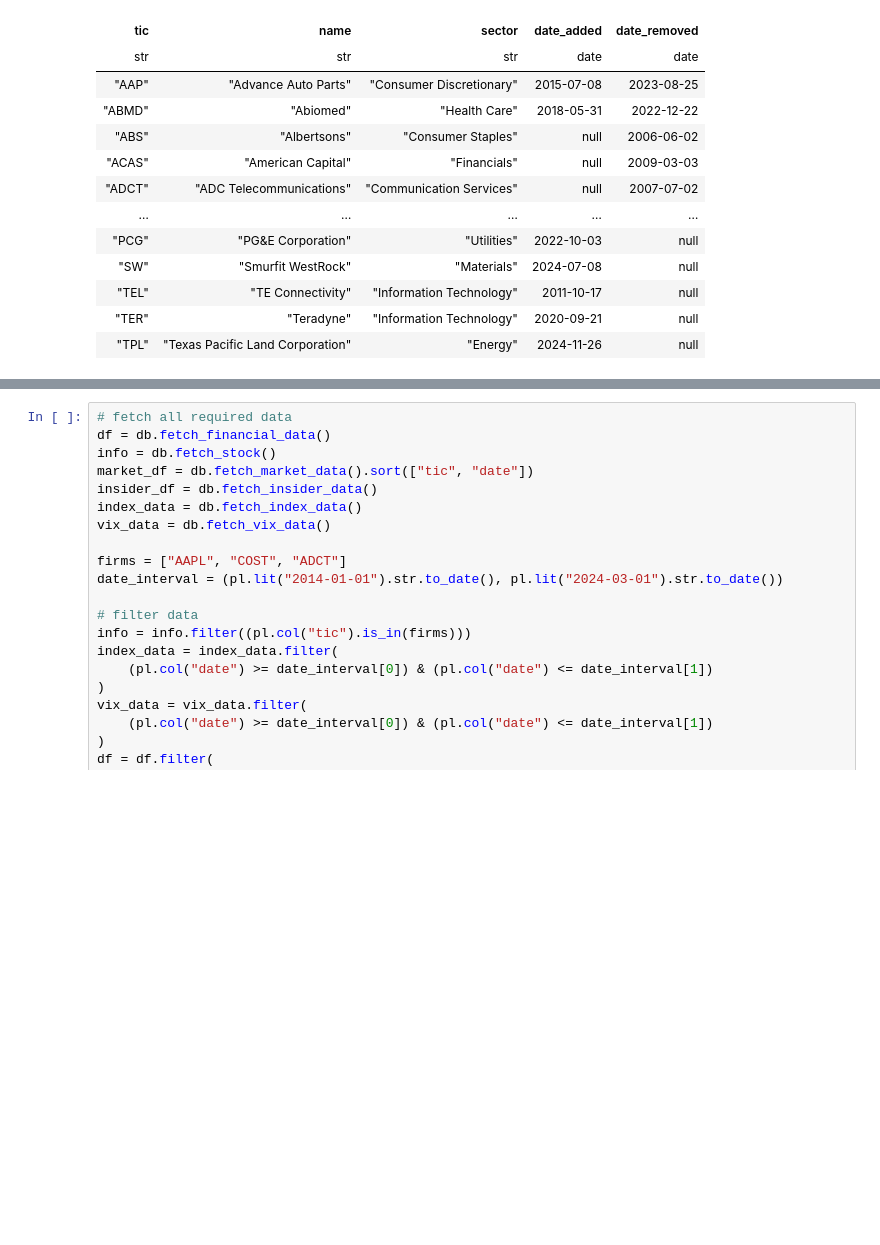
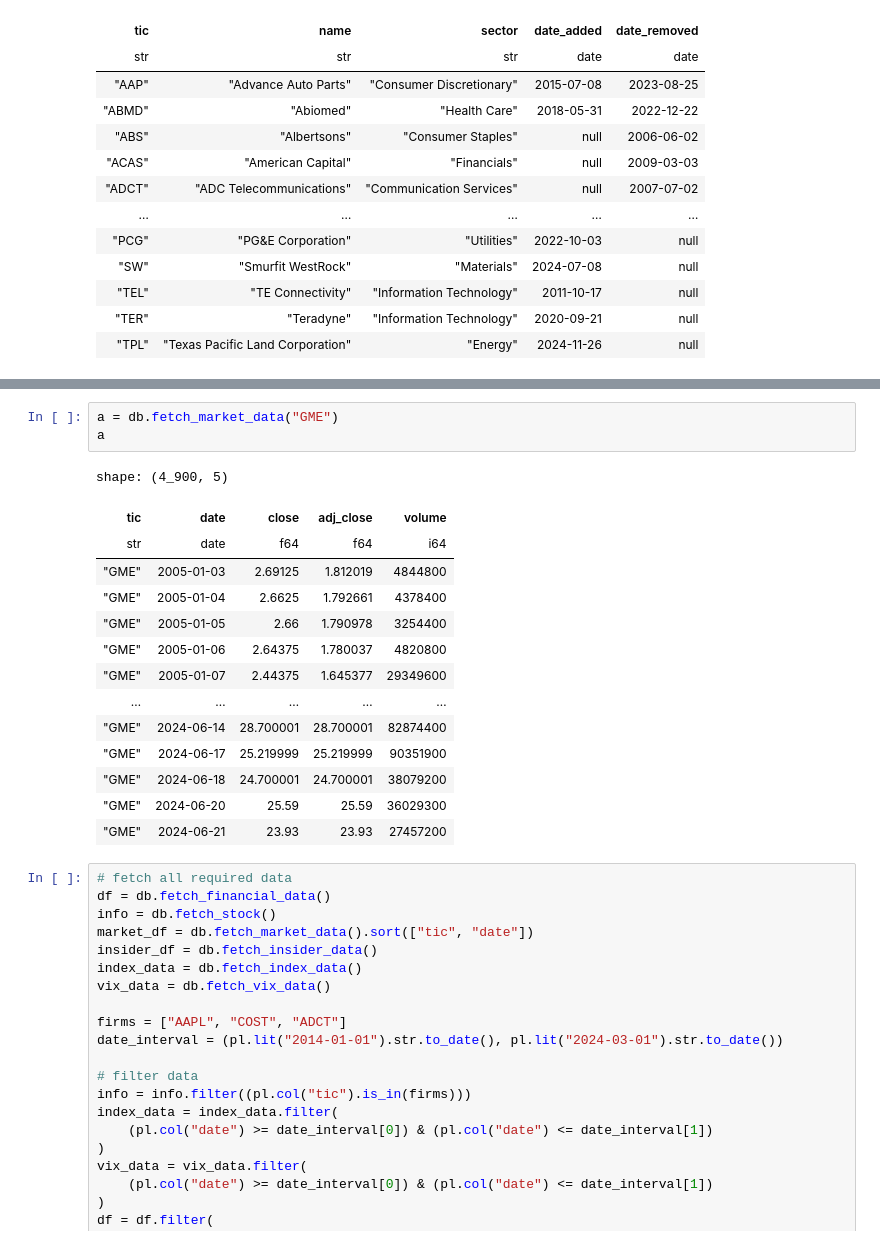
Before and after one commit to francisco3511/stocksense, a Jupyter notebook: notebooks/mock_data.ipynb, the cells around one changed output, grey strips where cells are left out. Cells and saved outputs as stored; diff of their text form; blank space fills up the shorter version.

```diff
--- a/notebooks/mock_data.ipynb
+++ b/notebooks/mock_data.ipynb
@@ -49,3 +31,21 @@ shape: (79, 27)
+# %%
+a = db.fetch_market_data("GME")
+a
+# %% [output]
+shape: (4_900, 5)
+| tic | date | close | adj_close | volume |
+| str | date | f64 | f64 | i64 |
+| "GME" | 2005-01-03 | 2.69125 | 1.812019 | 4844800 |
+| "GME" | 2005-01-04 | 2.6625 | 1.792661 | 4378400 |
+| "GME" | 2005-01-05 | 2.66 | 1.790978 | 3254400 |
+| "GME" | 2005-01-06 | 2.64375 | 1.780037 | 4820800 |
+| "GME" | 2005-01-07 | 2.44375 | 1.645377 | 29349600 |
+| … | … | … | … | … |
+| "GME" | 2024-06-14 | 28.700001 | 28.700001 | 82874400 |
+| "GME" | 2024-06-17 | 25.219999 | 25.219999 | 90351900 |
+| "GME" | 2024-06-18 | 24.700001 | 24.700001 | 38079200 |
+| "GME" | 2024-06-20 | 25.59 | 25.59 | 36029300 |
+| "GME" | 2024-06-21 | 23.93 | 23.93 | 27457200 |
 # %%
 # fetch all required data
 df = db.fetch_financial_data()
```
Also changed, not shown: parts of 2 cells of this notebook, 17 other files.
